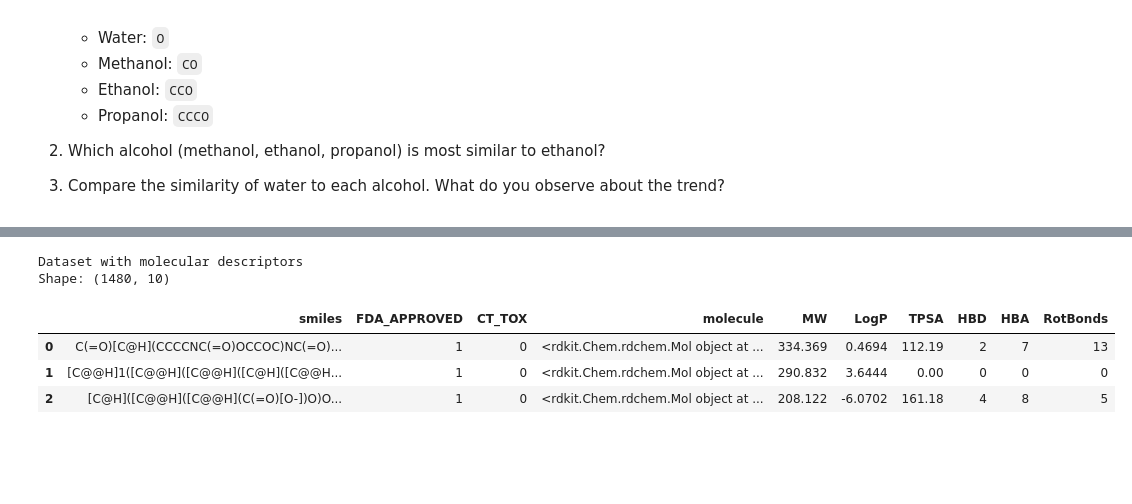
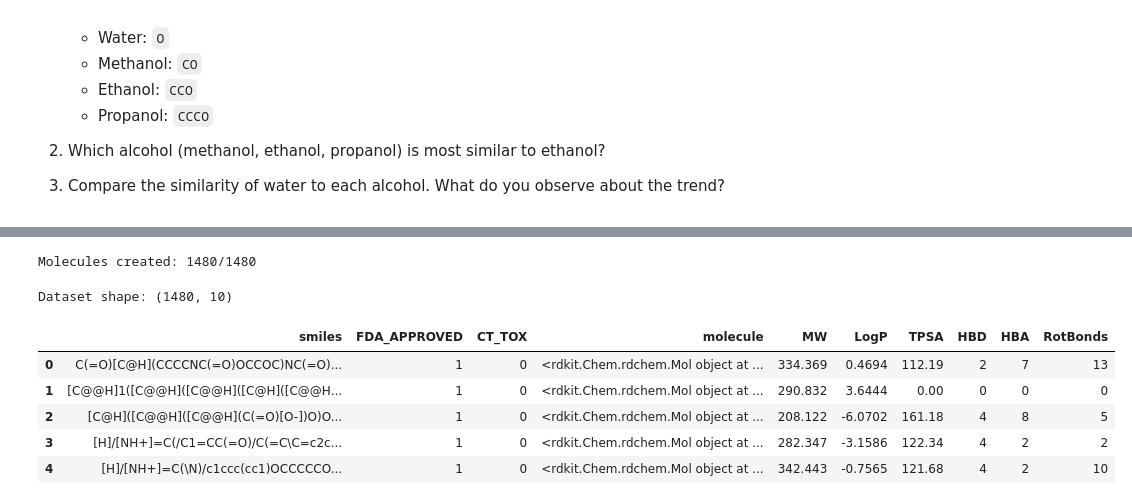
Before and after one commit to amygao226/CHE-1147, a Jupyter notebook: tutorials/tutorial_03_eda_and_rdkit.ipynb, the cells around one changed output, grey strips where cells are left out. Drawn from its saved outputs; the diff is of its cells as text; code cells hidden in the pictures; blank space fills up the shorter version.

```diff
--- a/tutorials/tutorial_03_eda_and_rdkit.ipynb
+++ b/tutorials/tutorial_03_eda_and_rdkit.ipynb
@@ -370,37 +409,48 @@ Molecules created: 1480/1480
+# %%
+non_null_mask = df['molecule'].notna()
+num_created = non_null_mask.sum()
+total_rows = len(df)
+
+print(f"Molecules created: {num_created}/{total_rows}")
+# %% [output]
+Molecules created: 1480/1480
 # %%
 # Define a function to calculate key molecular descriptors
 def calculate_key_descriptors(mol):
     """Calculate key molecular descriptors for a molecule."""
 
     descriptors = {
         'MW': Descriptors.MolWt(mol),
         'LogP': Descriptors.MolLogP(mol),
         'TPSA': Descriptors.TPSA(mol),
         'HBD': Descriptors.NumHDonors(mol),
         'HBA': Descriptors.NumHAcceptors(mol),
         'RotBonds': Descriptors.NumRotatableBonds(mol)
     }
 
     return descriptors
 
-# Apply the function to the molecules in the dataset
+# Apply the function to the molecules in the DataFrame
 descriptor_data = []
 for idx, mol in df['molecule'].items():
     desc = calculate_key_descriptors(mol)
     descriptor_data.append(desc)
 
-# Create descriptor DataFrame
+# Create descriptor DataFrame with pd.DataFrame()
+# We use the same index as the original DataFrame to maintain row alignment
 descriptor_df = pd.DataFrame(descriptor_data, index=df.index)
 
 # Combine with the original molecules DataFrame
 df_with_descriptors = pd.concat([df, descriptor_df], axis=1)
 
+# Check the new dimensions - we should have the same number of rows but more columns
 print(f"Dataset shape: {df_with_descriptors.shape}")
-df_with_descriptors.head(3)
+df_with_descriptors.head()
 # %% [output]
-Dataset with molecular descriptors
-Shape: (1480, 10)
+Dataset shape: (1480, 10)
 |  | smiles | FDA_APPROVED | CT_TOX | molecule | MW | LogP | TPSA | HBD | HBA | RotBonds |
 | 0 | C(=O)[C@H](CCCCNC(=O)OCCOC)NC(=O)... | 1 | 0 | <rdkit.Chem.rdchem.Mol object at ... | 334.369 | 0.4694 | 112.19 | 2 | 7 | 13 |
 | 1 | [C@@H]1([C@@H]([C@@H]([C@H]([C@@H... | 1 | 0 | <rdkit.Chem.rdchem.Mol object at ... | 290.832 | 3.6444 | 0.00 | 0 | 0 | 0 |
 | 2 | [C@H]([C@@H]([C@@H](C(=O)[O-])O)O... | 1 | 0 | <rdkit.Chem.rdchem.Mol object at ... | 208.122 | -6.0702 | 161.18 | 4 | 8 | 5 |
+| 3 | [H]/[NH+]=C(/C1=CC(=O)/C(=C\C=c2c... | 1 | 0 | <rdkit.Chem.rdchem.Mol object at ... | 282.347 | -3.1586 | 122.34 | 4 | 2 | 2 |
+| 4 | [H]/[NH+]=C(\N)/c1ccc(cc1)OCCCCCO... | 1 | 0 | <rdkit.Chem.rdchem.Mol object at ... | 342.443 | -0.7565 | 121.68 | 4 | 2 | 10 |
```
Also changed, not shown: parts of 24 cells of this notebook.
